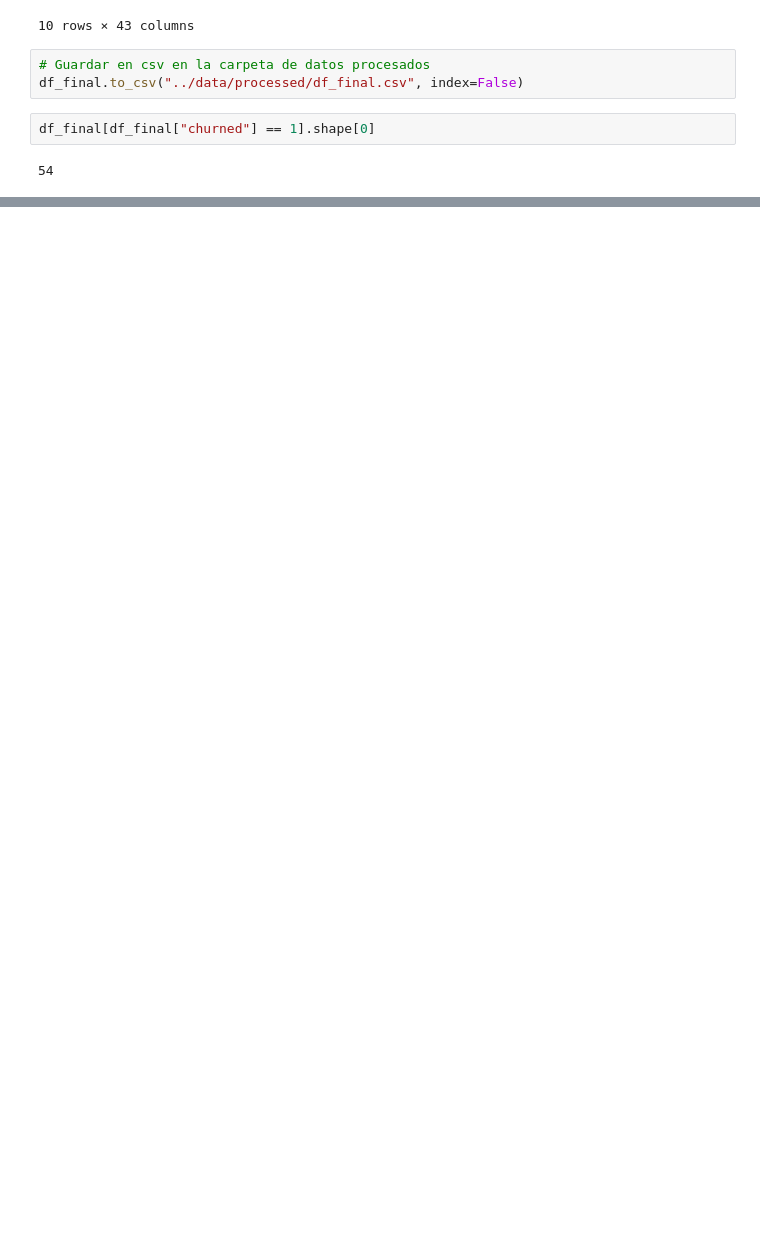
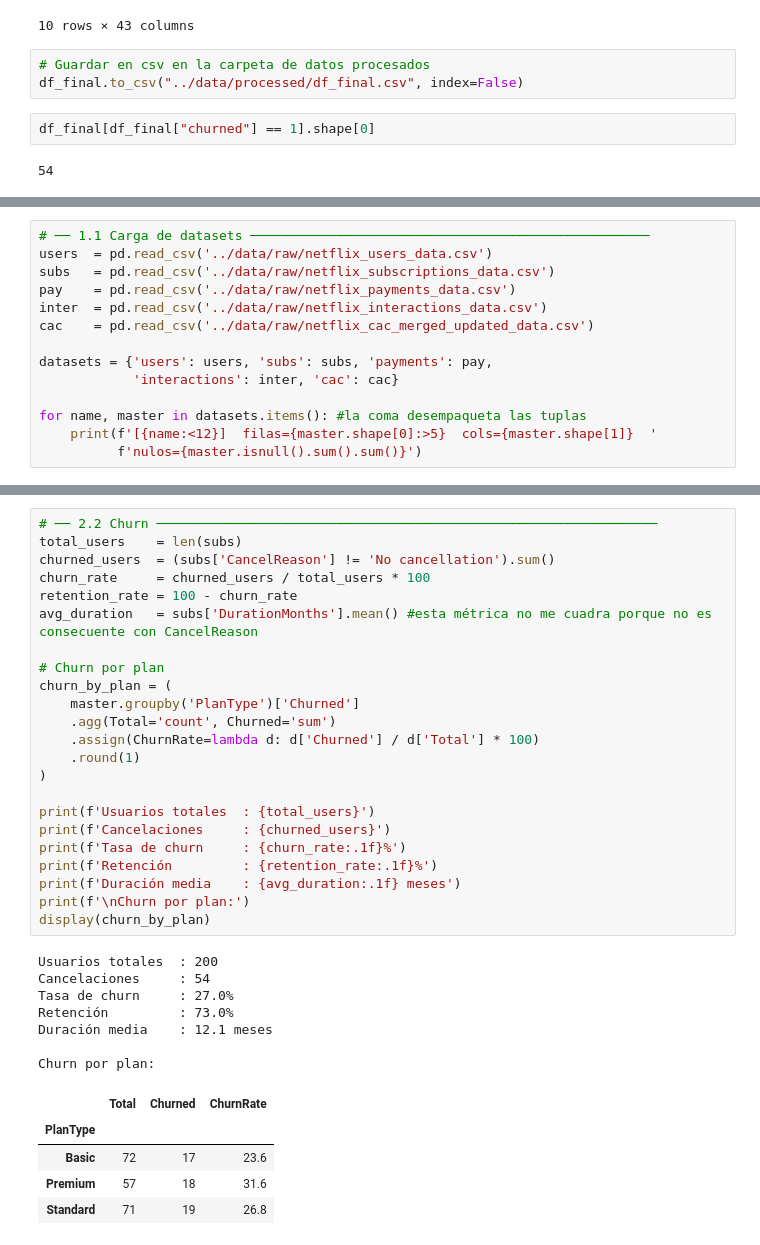
Before and after one commit to julianecheverry/labcasos_netflix, a Jupyter notebook: notebooks/EDA.ipynb, the cells around one changed output, grey strips where cells are left out. Saved outputs shown, nothing was run; the diff lists cells and outputs as text; blank space fills up the shorter version.

```diff
--- a/notebooks/EDA.ipynb
+++ b/notebooks/EDA.ipynb
@@ -588,0 +593,14 @@ df_final[df_final["churned"] == 1].shape[0]
+# %%
+# ── 1.1 Carga de datasets ───────────────────────────────────────────────────
+users  = pd.read_csv('../data/raw/netflix_users_data.csv')
+subs   = pd.read_csv('../data/raw/netflix_subscriptions_data.csv')
+pay    = pd.read_csv('../data/raw/netflix_payments_data.csv')
+inter  = pd.read_csv('../data/raw/netflix_interactions_data.csv')
+cac    = pd.read_csv('../data/raw/netflix_cac_merged_updated_data.csv')
+
+datasets = {'users': users, 'subs': subs, 'payments': pay,
+            'interactions': inter, 'cac': cac}
+
+for name, master in datasets.items(): #la coma desempaqueta las tuplas
+    print(f'[{name:<12}]  filas={master.shape[0]:>5}  cols={master.shape[1]}  '
+          f'nulos={master.isnull().sum().sum()}')
@@ -588,0 +767,36 @@ df_final[df_final["churned"] == 1].shape[0]
+# %%
+# ── 2.2 Churn ────────────────────────────────────────────────────────────────
+total_users    = len(subs)
+churned_users  = (subs['CancelReason'] != 'No cancellation').sum()
+churn_rate     = churned_users / total_users * 100
+retention_rate = 100 - churn_rate
+avg_duration   = subs['DurationMonths'].mean() #esta métrica no me cuadra porque no es consecuente con CancelReason
+
+# Churn por plan
+churn_by_plan = (
+    master.groupby('PlanType')['Churned']
+    .agg(Total='count', Churned='sum')
+    .assign(ChurnRate=lambda d: d['Churned'] / d['Total'] * 100)
+    .round(1)
+)
+
+print(f'Usuarios totales  : {total_users}')
+print(f'Cancelaciones     : {churned_users}')
+print(f'Tasa de churn     : {churn_rate:.1f}%')
+print(f'Retención         : {retention_rate:.1f}%')
+print(f'Duración media    : {avg_duration:.1f} meses')
+print(f'\nChurn por plan:')
+display(churn_by_plan)
+# %% [output]
+Usuarios totales  : 200
+Cancelaciones     : 54
+Tasa de churn     : 27.0%
+Retención         : 73.0%
+Duración media    : 12.1 meses
+
+Churn por plan:
+|  | Total | Churned | ChurnRate |
+| PlanType |  |  |  |
+| Basic | 72 | 17 | 23.6 |
+| Premium | 57 | 18 | 31.6 |
+| Standard | 71 | 19 | 26.8 |
```
Also changed, not shown: parts of 15 cells of this notebook, 8 other files.
